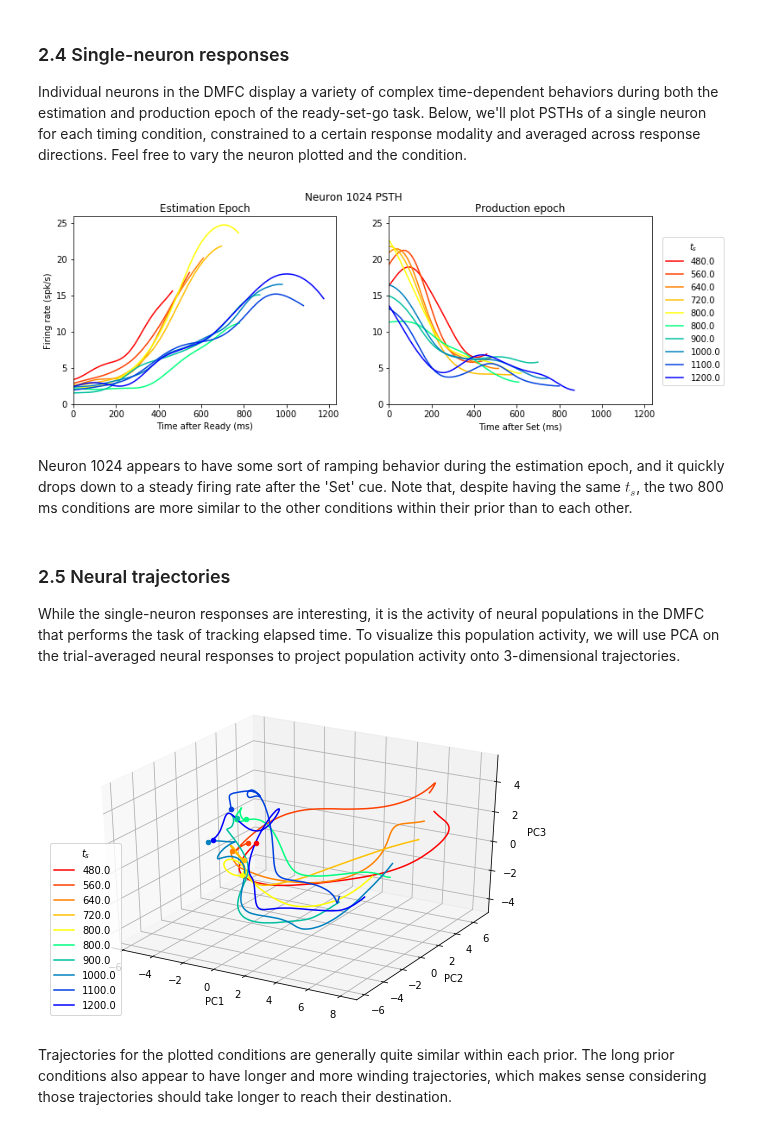
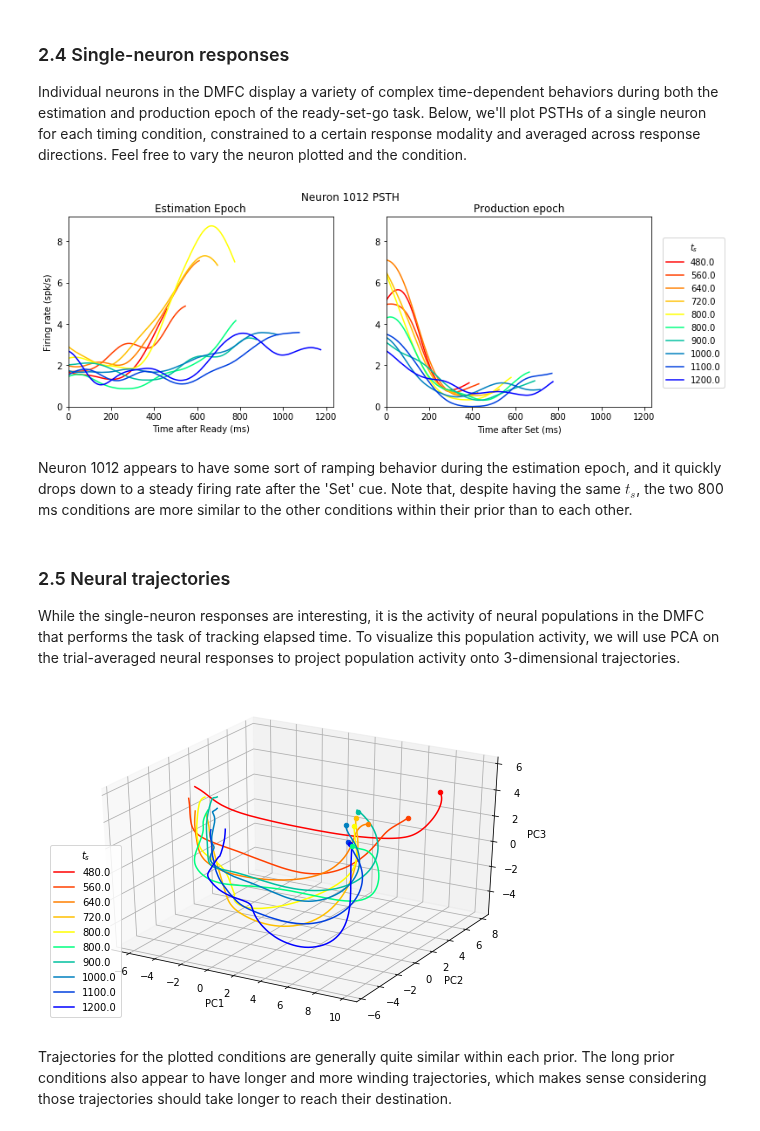
Before and after one commit to neurallatents/neurallatents.github.io, a Jupyter notebook: notebooks/dmfc_rsg.ipynb, the cells around one changed output. Cells and saved outputs as stored; diff of their text form; code cells hidden in the pictures.

```diff
--- a/notebooks/dmfc_rsg.ipynb
+++ b/notebooks/dmfc_rsg.ipynb
@@ -46,7 +46,7 @@ from sklearn.preprocessing import StandardScaler
 from scipy.stats import pearsonr
 # %%
 ## Load data
-dataset = NWBDataset("~/lvm/code/dandi/000130/sub-Gershwin", "*train", split_heldout=False)
+dataset = NWBDataset("~/lvm/code/dandi/000130/sub-Haydn/", "*train", split_heldout=False)
 # %% [markdown]
 ### 2.2 Continuous data
 
@@ -143,7 +143,7 @@ def make_psth(dataset, field, cond_mask, start_field, end_field):
 dataset.smooth_spk(70, name='smth_70')
 
 is_eye = False # limit to joystick response trials
-neur_num = 1024 # plot PSTHs for neuron 1024
+neur_num = 1012 # plot PSTHs for neuron 1012
 
 # The 10 timing conditions, in the format (is_short, ts)
 unique_conditions = [(True, 480.0), (True, 560.0), (True, 640.0), (True, 720.0), (True, 800.0), # short prior
@@ -153,36 +153,36 @@ unique_conditions = [(True, 480.0), (True, 560.0), (True, 640.0), (True, 720.0),
 fig = plt.figure(figsize=(12, 4))
 ax_rs = fig.add_subplot(1, 2, 1)
 ax_sg = fig.add_subplot(1, 2, 2, sharex=ax_rs, sharey=ax_rs)
 get_color = lambda x: plt.get_cmap('autumn')((x[1] - 480) / 320) if (x[0]) else plt.get_cmap('winter')((1200 - x[1]) / 400)
 
 # Loop through conditions, compute and plot PSTH
 for cond in unique_conditions:
     # Create boolean mask for trials in this condition
     cond_mask = (np.all(dataset.trial_info[['is_short', 'ts']] == cond, axis=1)) & \
                 (dataset.trial_info.split != 'none') & (~dataset.trial_info.is_outlier) & \
                 (dataset.trial_info.is_eye == is_eye)
     # Compute PSTHs
     readyset_psth = make_psth(dataset, ('spikes_smth_70', neur_num), cond_mask, 'ready_time', 'set_time')
     setgo_psth = make_psth(dataset, ('spikes_smth_70', neur_num), cond_mask, 'set_time', 'go_time')
     # Plot PSTHs
     ax_rs.plot(np.arange(0, readyset_psth.shape[0])*dataset.bin_width, readyset_psth, label=cond[1], color=get_color(cond))
     ax_sg.plot(np.arange(0, setgo_psth.shape[0])*dataset.bin_width, setgo_psth, color=get_color(cond))
 
 # Add labels
 ax_rs.set_xlim(0)
 ax_rs.set_ylim(0)
 ax_rs.set_xlabel('Time after Ready (ms)')
 ax_sg.set_xlabel('Time after Set (ms)')
 ax_rs.set_ylabel('Firing rate (spk/s)')
 ax_rs.set_title('Estimation Epoch')
 ax_sg.set_title('Production epoch')
 fig.suptitle(f'Neuron {neur_num} PSTH')
 fig.legend(title=r'$t_s$', loc='center right')
 plt.show()
 # %% [output]
-[figure, old version]
+[figure, new version]
 # %% [markdown]
-Neuron 1024 appears to have some sort of ramping behavior during the estimation epoch, and it quickly drops down to a steady firing rate after the 'Set' cue. Note that, despite having the same $t_s$, the two 800 ms conditions are more similar to the other conditions within their prior than to each other.
+Neuron 1012 appears to have some sort of ramping behavior during the estimation epoch, and it quickly drops down to a steady firing rate after the 'Set' cue. Note that, despite having the same $t_s$, the two 800 ms conditions are more similar to the other conditions within their prior than to each other.
 # %% [markdown]
 ### 2.5 Neural trajectories
 
@@ -190,7 +190,7 @@ While the single-neuron responses are interesting, it is the activity of neural
 # %%
 ## Apply PCA and plot trajectories
 
-is_eye = False # limit to joystick response trials
+is_eye = True # limit to eye saccade trials
 theta = 0 # limit to responses to the right
 
 # Smooth with 50 ms Gaussian kernel (gives nice results)
@@ -238,7 +238,7 @@ ax.set_zlabel('PC3')
 ax.legend(title=r'$t_s$', loc='lower left')
 plt.show()
 # %% [output]
-[figure, old version]
+[figure, new version]
 # %% [markdown]
 Trajectories for the plotted conditions are generally quite similar within each prior. The long prior conditions also appear to have longer and more winding trajectories, which makes sense considering those trajectories should take longer to reach their destination.
 # %% [markdown]
```
Also changed, not shown: parts of 5 cells of this notebook.
